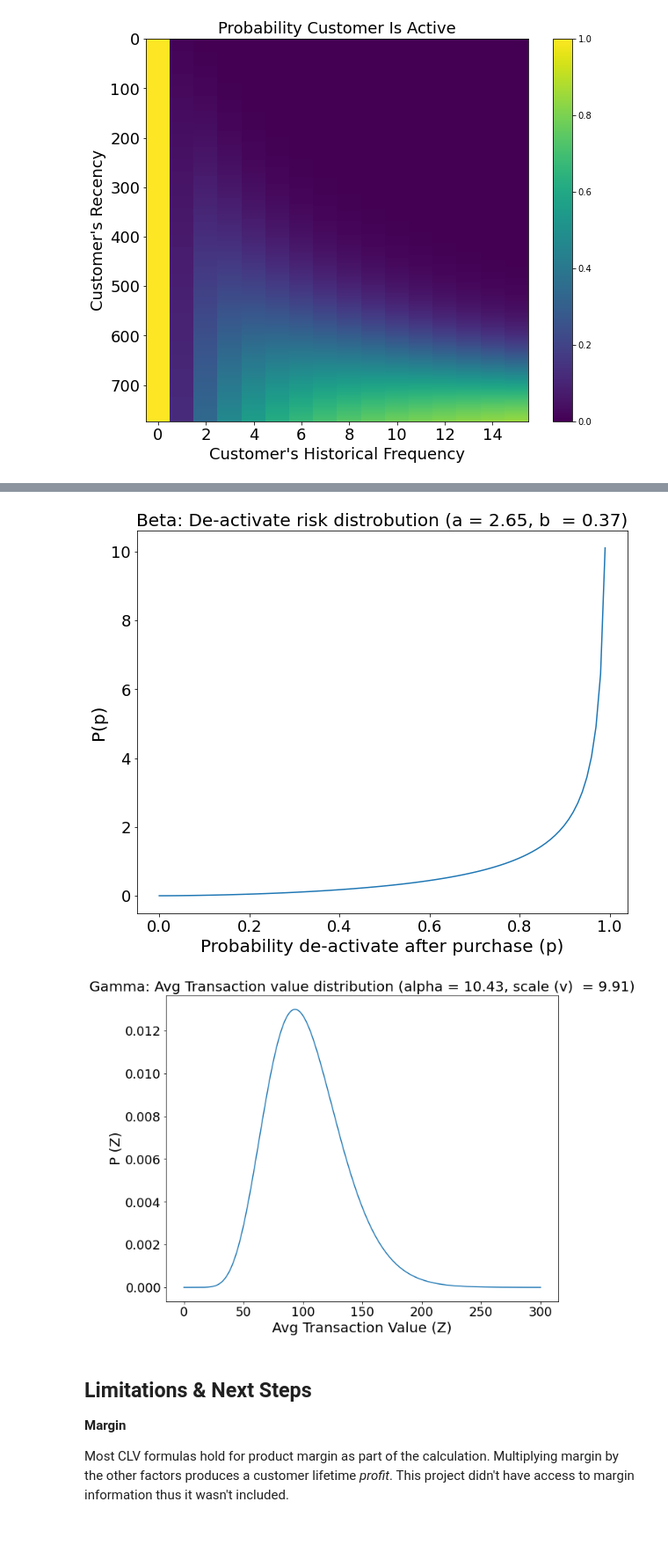
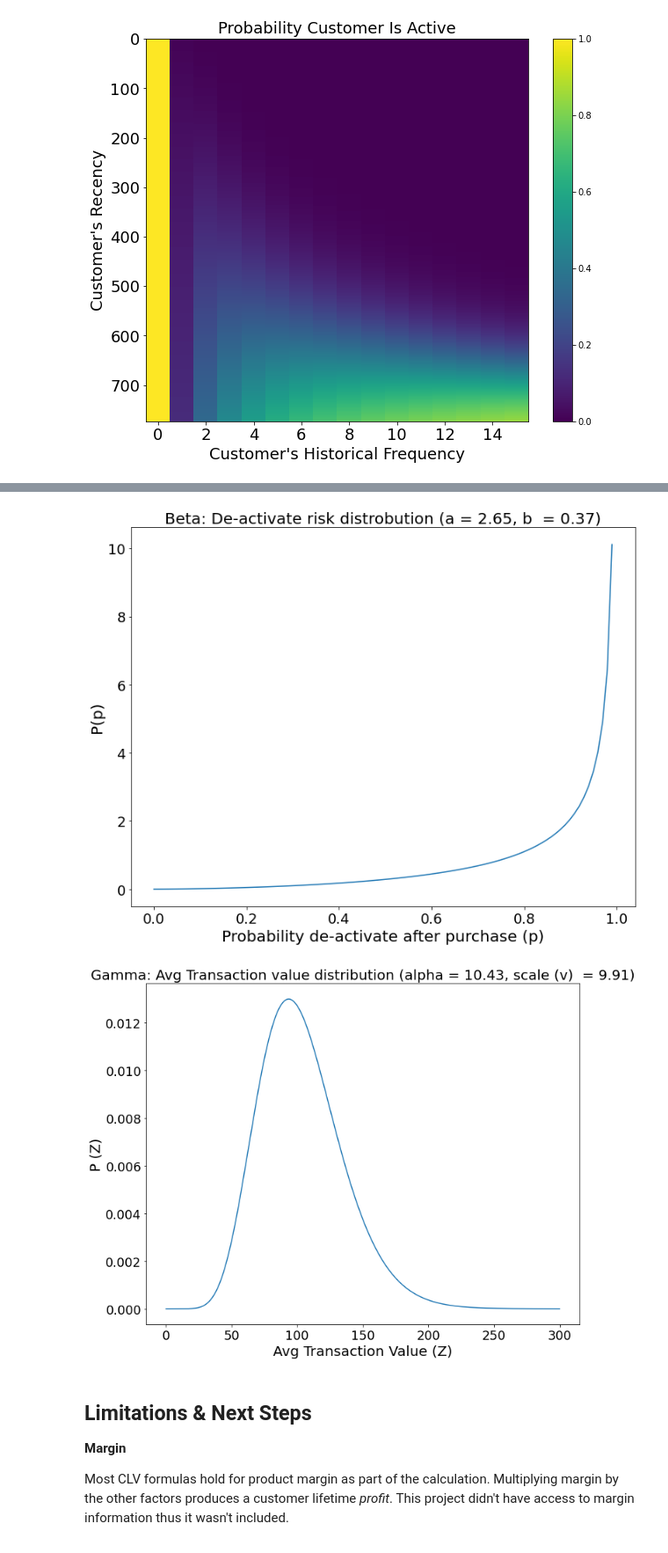
Before and after one commit to zander1268/custorama, a Jupyter notebook: bgnbd_gammagamma_modeling.ipynb, the cells around one changed output, grey strips where cells are left out. Shown at 88% size. Drawn from its saved outputs; the diff is of its cells as text; code cells hidden in the pictures.

```diff
--- a/bgnbd_gammagamma_modeling.ipynb
+++ b/bgnbd_gammagamma_modeling.ipynb
@@ -726,23 +729,25 @@ ax_beta.set_xlabel("Probability de-activate after purchase (p)" ,fontsize=20)
 ax_beta.set_ylabel('P(p)',fontsize=20)
 plt.xticks(fontsize=18)
 plt.yticks(fontsize=18)
+plt.tight_layout();
 plt.savefig("visuals/beta_deactivate_risk_dist.png")
 # %% [output]
-[figure, old version]
+[figure, new version]
 # %%
 fig, ax_gamma = plt.subplots(figsize = (10, 8))
 
 x_gamma = np.linspace(0, 300, 1000)
 y_gamma = stats.gamma.pdf(x_gamma, a=gg_1.params_[0], scale=gg_1.params_[2])
 ax_gamma.plot(x_gamma, y_gamma, "-")
 ax_gamma.set_title(f'Gamma: Avg Transaction value distribution (alpha = {gg_1.params_[0]:.2f}, scale (v)  = {gg_1.params_[2]:.2f})',fontsize=20)
 ax_gamma.set_xlabel(r"Avg Transaction Value " '(Z)',fontsize=20)
 ax_gamma.set_ylabel(r'P (Z)',fontsize=20)
 plt.xticks(fontsize=18)
-plt.yticks(fontsize=18);
+plt.yticks(fontsize=18)
+plt.tight_layout();
 plt.savefig("visuals/avg_transaction_value_dist.png")
 # %% [output]
-[figure, old version]
+[figure, new version]
 # %% [markdown]
 
 ## Limitations & Next Steps
```
Also changed, not shown: parts of 4 cells of this notebook, 4 other files.
